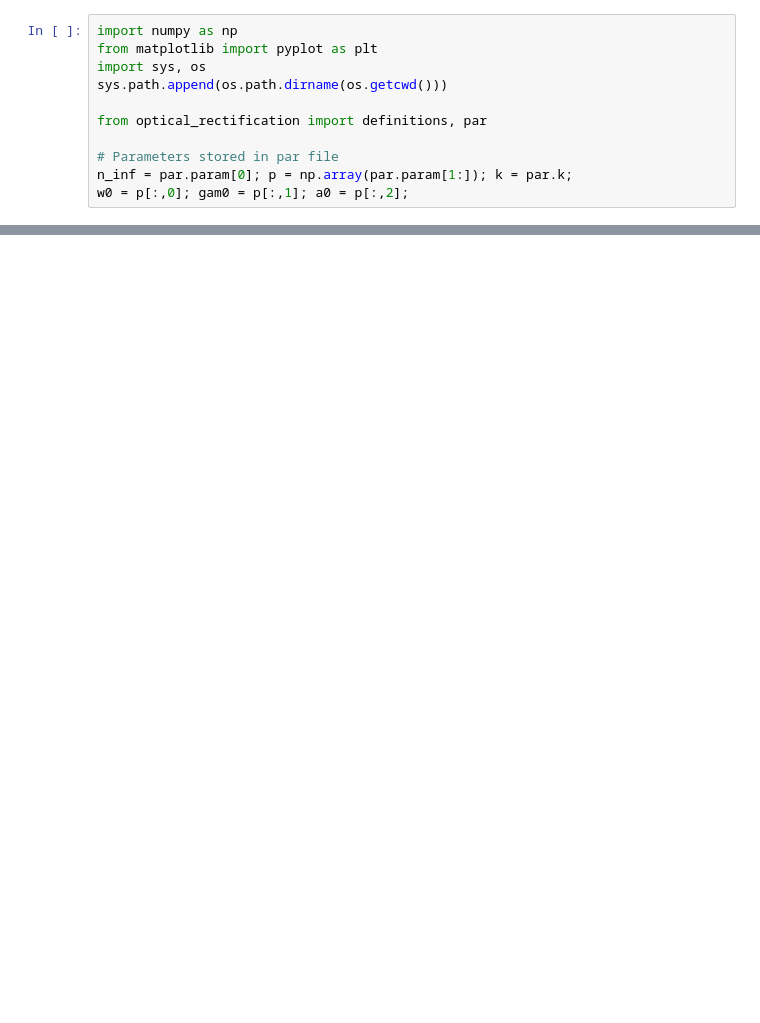
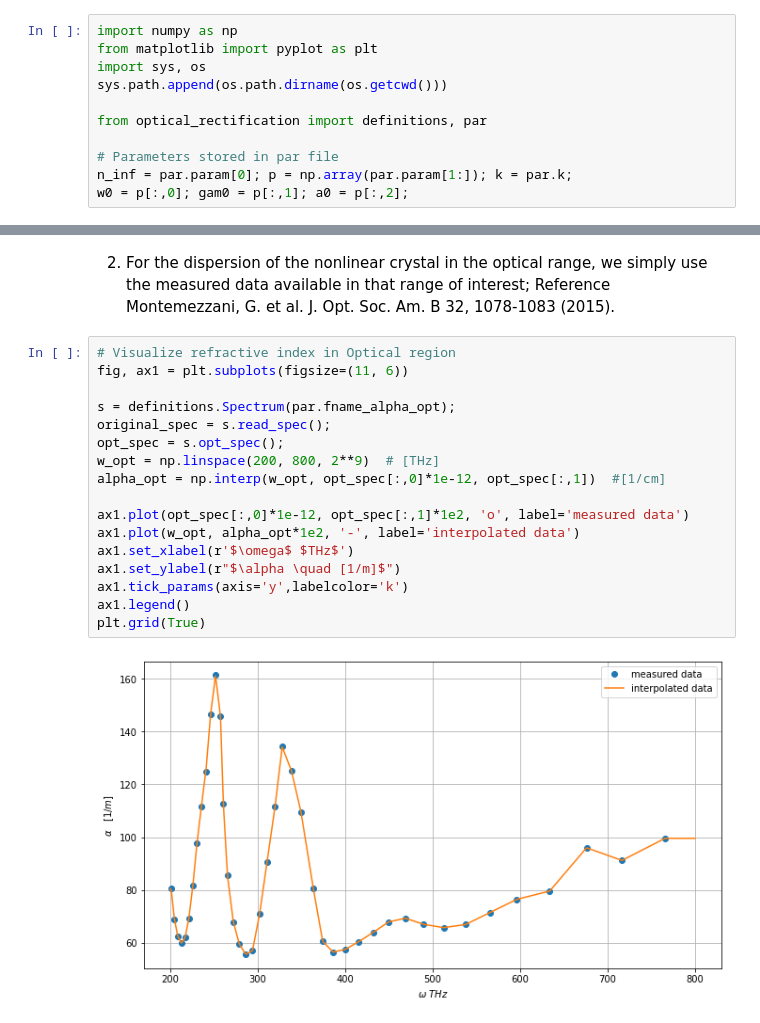
Before and after one commit to p-engel/nonlinear_optics, a Jupyter notebook: optical_rectification/notebook/analysis.ipynb, the cells around one changed output, grey strips where cells are left out. Drawn from its saved outputs; the diff is of its cells as text; blank space fills up the shorter version.

```diff
--- a/optical_rectification/notebook/analysis.ipynb
+++ b/optical_rectification/notebook/analysis.ipynb
@@ -39,0 +40,21 @@ plt.grid(True)
+# %% [markdown]
+2. For the dispersion of the nonlinear crystal in the optical range, we simply use the measured data available in that range of interest; Reference Montemezzani, G. et al. J. Opt. Soc. Am. B 32, 1078-1083 (2015).
+# %%
+# Visualize refractive index in Optical region
+fig, ax1 = plt.subplots(figsize=(11, 6))
+
+s = definitions.Spectrum(par.fname_alpha_opt);
+original_spec = s.read_spec();
+opt_spec = s.opt_spec();
+w_opt = np.linspace(200, 800, 2**9)  # [THz]
+alpha_opt = np.interp(w_opt, opt_spec[:,0]*1e-12, opt_spec[:,1])  #[1/cm]
+
+ax1.plot(opt_spec[:,0]*1e-12, opt_spec[:,1]*1e2, 'o', label='measured data')
+ax1.plot(w_opt, alpha_opt*1e2, '-', label='interpolated data')
+ax1.set_xlabel(r'$\omega$ $THz$')
+ax1.set_ylabel(r"$\alpha \quad [1/m]$")
+ax1.tick_params(axis='y',labelcolor='k')
+ax1.legend()
+plt.grid(True)
+# %% [output]
+[figure, added]
```
Also changed, not shown: parts of 2 cells of this notebook, 3 other files.
